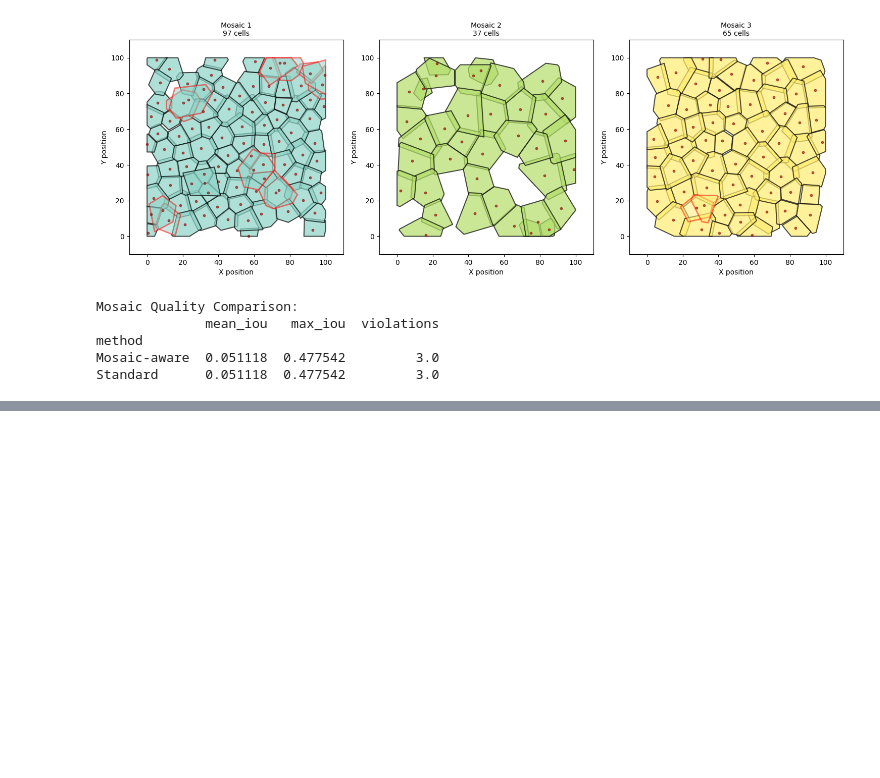
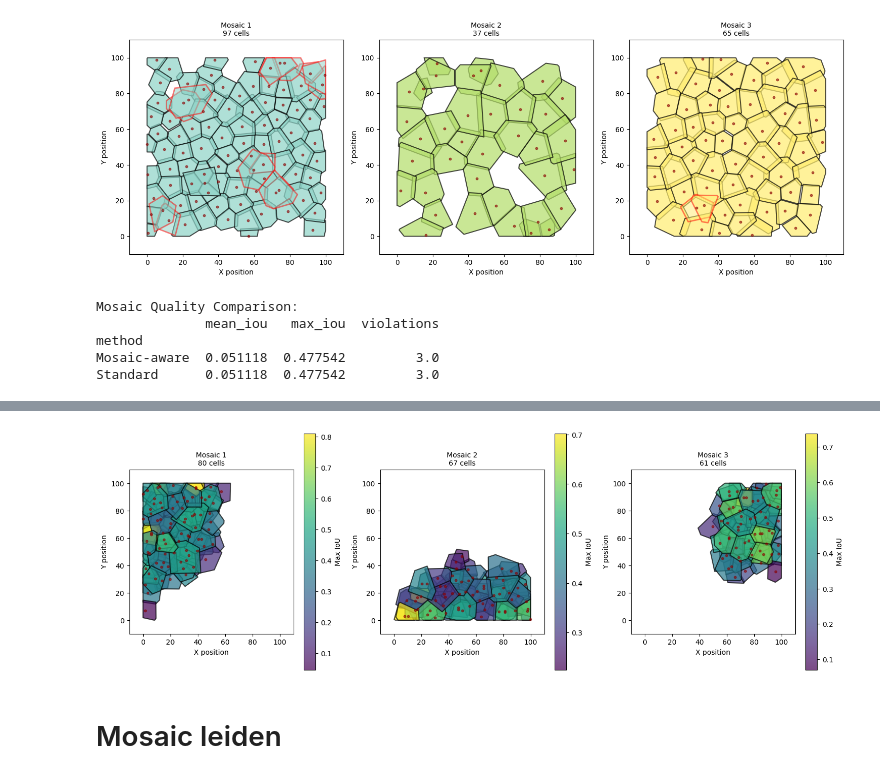
Before and after one commit to jonathanoesterle/toy_mosaics, a Jupyter notebook: dev_find_mosaic.ipynb, the cells around one changed output, grey strips where cells are left out. Cells and saved outputs as stored; diff of their text form; code cells hidden in the pictures; blank space fills up the shorter version.

Commit message:
update constrained leiden clustering

```diff
--- a/dev_find_mosaic.ipynb
+++ b/dev_find_mosaic.ipynb
@@ -195,0 +202,41 @@ Standard      0.051118  0.477542         3.0
+# %%
+from constrained_leidenalg import build_spatial_feature_graph, find_optimal_resolution, spatially_constrained_leiden, \
+    post_process_enforce_contiguity, SpatialLeidenPartition
+
+features = X
+positions = centers
+
+G = build_spatial_feature_graph(positions, features)
+
+opt_kws = dict(
+    overlap_threshold=0.2,
+    overlap_penalty=1000.0,
+    require_adjacency=False,
+    n_iterations=10,
+    seed=42
+)
+
+optimal_res = find_optimal_resolution(
+    G, positions, target_clusters=(3, 3),
+    partition_type=SpatialLeidenPartition,
+    resolutions=np.linspace(0.1, 1, 15),
+    verbose=True, **opt_kws)
+
+# Run spatially-constrained Leiden
+clusters, partition = spatially_constrained_leiden(
+    G,
+    positions,
+    partition_type=SpatialLeidenPartition,
+    **opt_kws,
+    resolution_parameter=optimal_res,
+)
+
+print(f"\nFinal result: {len(np.unique(clusters))} clusters")
+cluster_sizes = np.bincount(clusters)
+print(f"Cluster sizes: min={cluster_sizes[cluster_sizes > 0].min()}, "
+      f"max={cluster_sizes.max()}, "
+      f"mean={cluster_sizes[cluster_sizes > 0].mean():.1f}")
+
+# Optional: post-process to ensure contiguity
+clusters_clean = post_process_enforce_contiguity(clusters, positions)
+print(f"After contiguity enforcement: {len(np.unique(clusters_clean))} clusters")
@@ -195,0 +274,7 @@ Standard      0.051118  0.477542         3.0
+# %%
+plot_mosaics(clusters_clean, polygons, centers, mode='iou', iou_matrix=iou_matrix)
+plt.show()
+# %% [output]
+[figure, added]
+# %% [markdown]
+# Mosaic leiden
```
Also changed, not shown: parts of 11 cells of this notebook, 1 other file.
